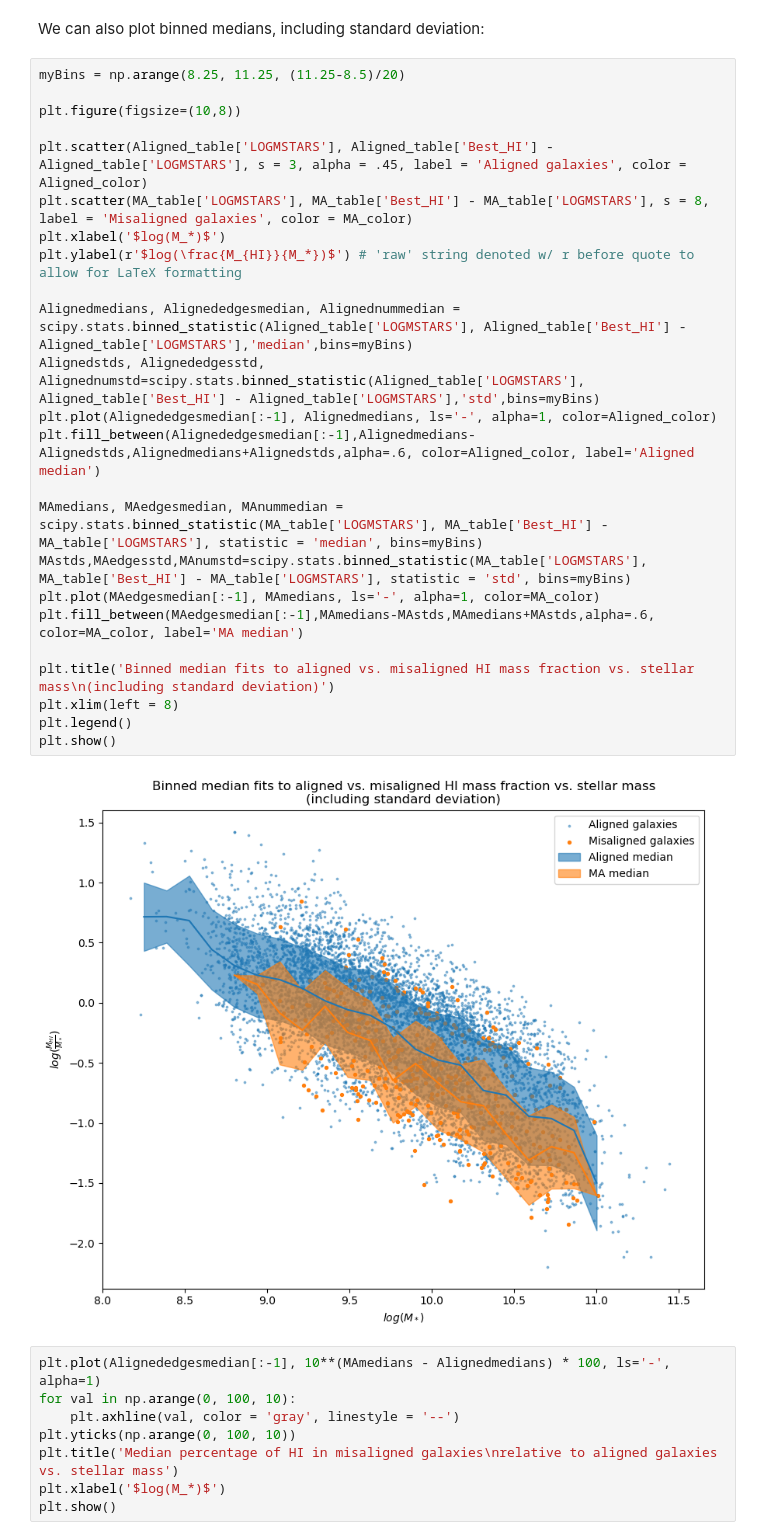
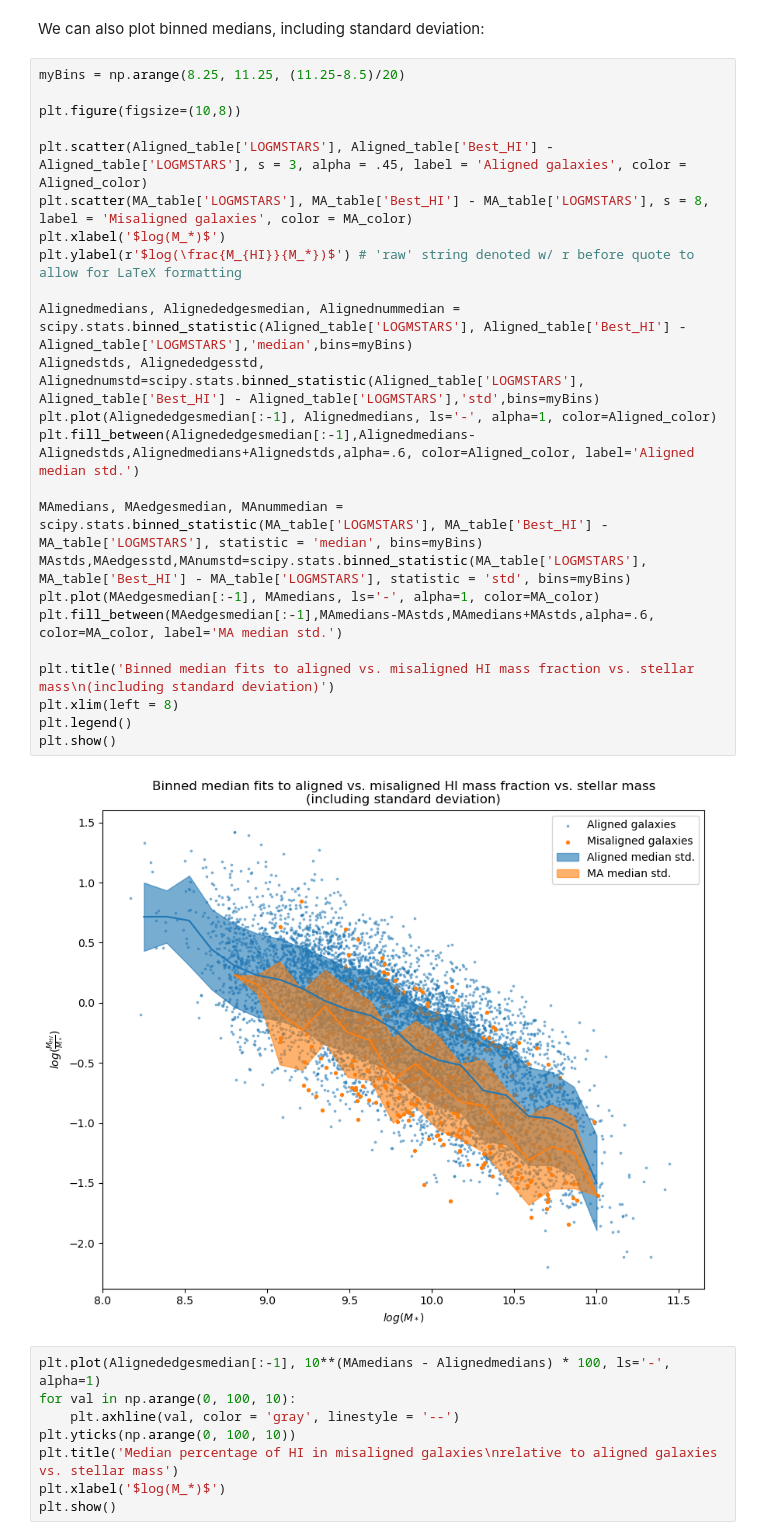
Before and after one commit to harrisonfwest/HI-MaNGA, a Jupyter notebook: F25_Research.ipynb, the cells around one changed output. Saved outputs shown, nothing was run; the diff lists cells and outputs as text.

```diff
--- a/F25_Research.ipynb
+++ b/F25_Research.ipynb
@@ -66,29 +66,29 @@ We can also plot binned medians, including standard deviation:
 # %%
 myBins = np.arange(8.25, 11.25, (11.25-8.5)/20)
 
 plt.figure(figsize=(10,8))
 
 plt.scatter(Aligned_table['LOGMSTARS'], Aligned_table['Best_HI'] - Aligned_table['LOGMSTARS'], s = 3, alpha = .45, label = 'Aligned galaxies', color = Aligned_color)
 plt.scatter(MA_table['LOGMSTARS'], MA_table['Best_HI'] - MA_table['LOGMSTARS'], s = 8, label = 'Misaligned galaxies', color = MA_color)
 plt.xlabel('$log(M_*)$')
 plt.ylabel(r'$log(\frac{M_{HI}}{M_*})$') # 'raw' string denoted w/ r before quote to allow for LaTeX formatting
 
 Alignedmedians, Alignededgesmedian, Alignednummedian = scipy.stats.binned_statistic(Aligned_table['LOGMSTARS'], Aligned_table['Best_HI'] - Aligned_table['LOGMSTARS'],'median',bins=myBins)
 Alignedstds, Alignededgesstd, Alignednumstd=scipy.stats.binned_statistic(Aligned_table['LOGMSTARS'], Aligned_table['Best_HI'] - Aligned_table['LOGMSTARS'],'std',bins=myBins)
 plt.plot(Alignededgesmedian[:-1], Alignedmedians, ls='-', alpha=1, color=Aligned_color)
-plt.fill_between(Alignededgesmedian[:-1],Alignedmedians-Alignedstds,Alignedmedians+Alignedstds,alpha=.6, color=Aligned_color, label='Aligned median')
+plt.fill_between(Alignededgesmedian[:-1],Alignedmedians-Alignedstds,Alignedmedians+Alignedstds,alpha=.6, color=Aligned_color, label='Aligned median std.')
 
 MAmedians, MAedgesmedian, MAnummedian = scipy.stats.binned_statistic(MA_table['LOGMSTARS'], MA_table['Best_HI'] - MA_table['LOGMSTARS'], statistic = 'median', bins=myBins)
 MAstds,MAedgesstd,MAnumstd=scipy.stats.binned_statistic(MA_table['LOGMSTARS'], MA_table['Best_HI'] - MA_table['LOGMSTARS'], statistic = 'std', bins=myBins)
 plt.plot(MAedgesmedian[:-1], MAmedians, ls='-', alpha=1, color=MA_color)
-plt.fill_between(MAedgesmedian[:-1],MAmedians-MAstds,MAmedians+MAstds,alpha=.6, color=MA_color, label='MA median')
+plt.fill_between(MAedgesmedian[:-1],MAmedians-MAstds,MAmedians+MAstds,alpha=.6, color=MA_color, label='MA median std.')
 
 plt.title('Binned median fits to aligned vs. misaligned HI mass fraction vs. stellar mass\n(including standard deviation)')
 plt.xlim(left = 8)
 plt.legend()
 plt.show()
 # %% [output]
-[figure, old version]
+[figure, new version]
 # %%
 plt.plot(Alignededgesmedian[:-1], 10**(MAmedians - Alignedmedians) * 100, ls='-', alpha=1)
 for val in np.arange(0, 100, 10):
```
